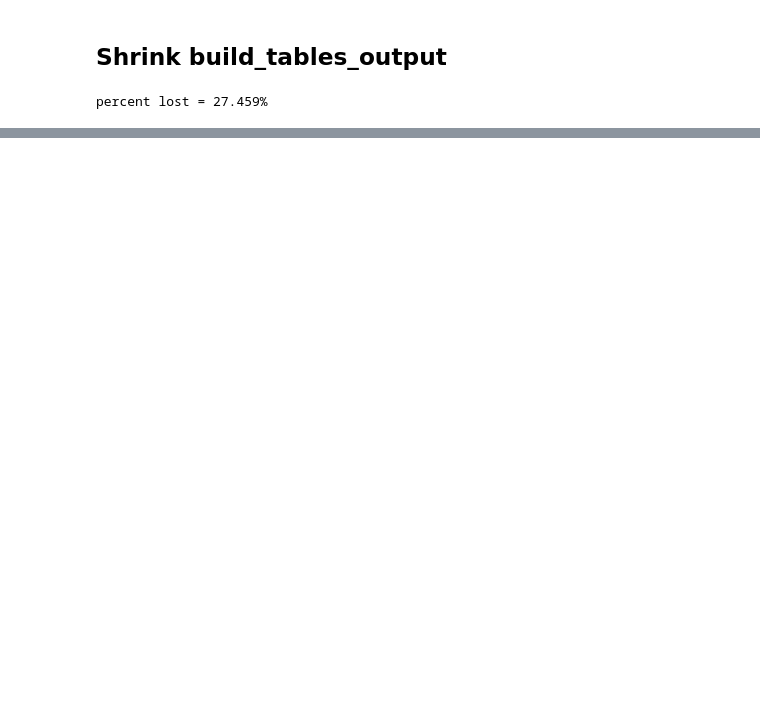
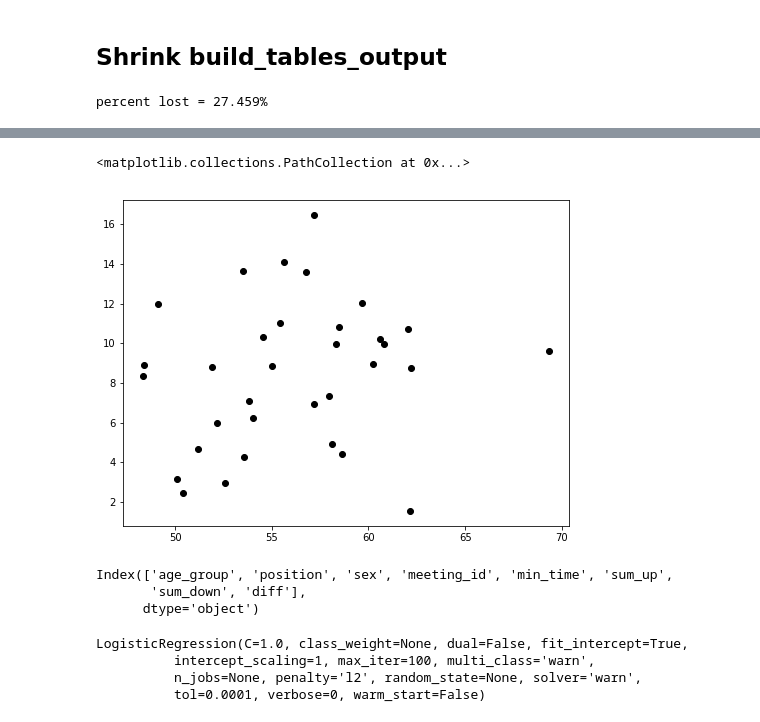
Before and after one commit to freddyox/letsdothis, a Jupyter notebook: clean_build_tables.ipynb, the cells around one changed output, grey strips where cells are left out. Cells and saved outputs as stored; diff of their text form; code cells hidden in the pictures; blank space fills up the shorter version.

Commit message:
more analysis, logistic model

```diff
--- a/clean_build_tables.ipynb
+++ b/clean_build_tables.ipynb
@@ -74,0 +176,17 @@ dfnew=dfnew[dfnew.race_title == '10K']
+# %%
+df_sen = dfnew.loc[(dfnew['age_group']=='SEN') & (dfnew['sex']=='W')]
+# %%
+time_up=df_sen.groupby(['meeting_id','diff','sum_up','sum_down'],as_index=False)['min_time'].mean()
+# %%
+fig, axes = plt.subplots(nrows=1, ncols=1, figsize=(8,6))
+ax = plt.gca()
+axes.scatter(time_up['min_time'], time_up['sum_up'], color='black')
+# %% [output]
+<matplotlib.collections.PathCollection at 0x...>
+[figure, added]
+# %%
+dfnew.columns
+# %% [output]
+Index(['age_group', 'position', 'sex', 'meeting_id', 'min_time', 'sum_up',
+       'sum_down', 'diff'],
+      dtype='object')
@@ -74,0 +219,8 @@ dfnew=dfnew[dfnew.race_title == '10K']
+# %%
+clf = LogisticRegression()
+clf.fit(X, Y)
+# %% [output]
+LogisticRegression(C=1.0, class_weight=None, dual=False, fit_intercept=True,
+          intercept_scaling=1, max_iter=100, multi_class='warn',
+          n_jobs=None, penalty='l2', random_state=None, solver='warn',
+          tol=0.0001, verbose=0, warm_start=False)
```
Also changed, not shown: parts of 42 cells of this notebook, 4 other files.
